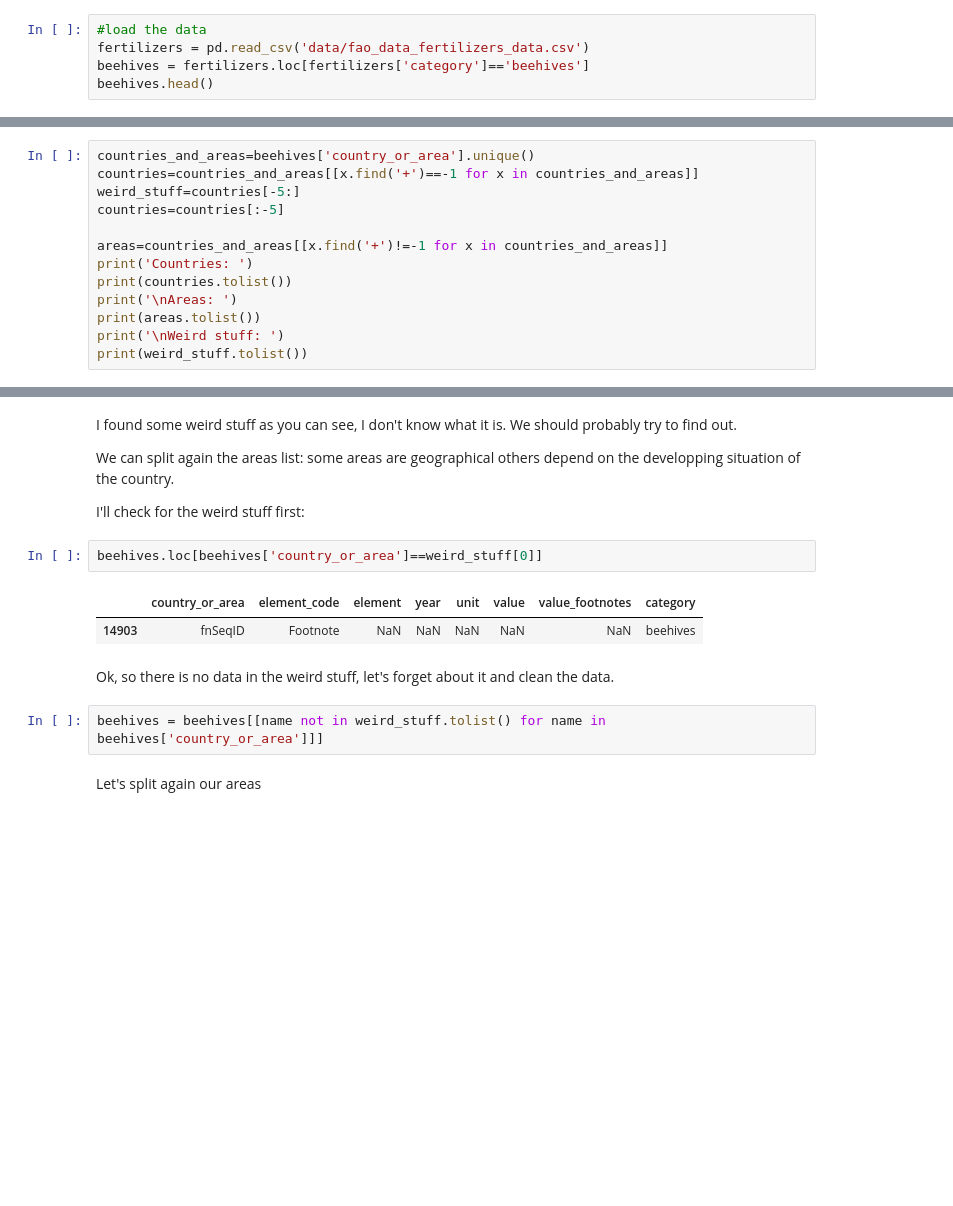
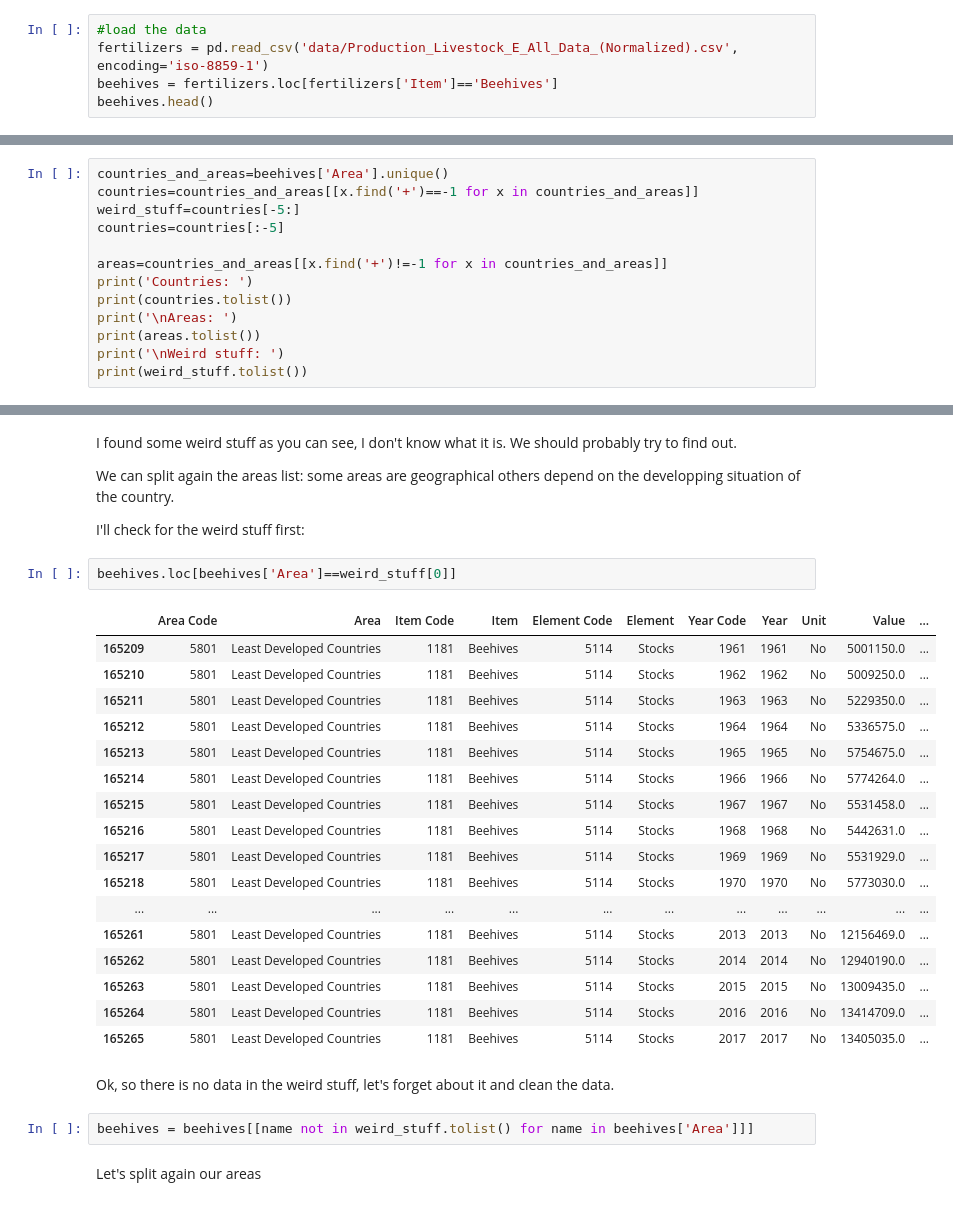
Before and after one commit to caralen/ada-project-faam, a Jupyter notebook: research.ipynb, the cells around one changed output, grey strips where cells are left out. Cells and saved outputs as stored; diff of their text form; blank space fills up the shorter version.

```diff
--- a/research.ipynb
+++ b/research.ipynb
@@ -8,7 +8,7 @@ import ipywidgets as widgets
 from ipywidgets import interact, interact_manual
 # %%
 #load the data
-fertilizers = pd.read_csv('data/fao_data_fertilizers_data.csv')
-beehives = fertilizers.loc[fertilizers['category']=='beehives']
+fertilizers = pd.read_csv('data/Production_Livestock_E_All_Data_(Normalized).csv',  encoding='iso-8859-1')
+beehives = fertilizers.loc[fertilizers['Item']=='Beehives']
 beehives.head()
 # %% [output]
@@ -21,7 +21,7 @@ beehives.head()
 # %% [markdown]
 Separate the different countries and areas in two different lists
 # %%
-countries_and_areas=beehives['country_or_area'].unique()
+countries_and_areas=beehives['Area'].unique()
 countries=countries_and_areas[[x.find('+')==-1 for x in countries_and_areas]]
 weird_stuff=countries[-5:]
 countries=countries[:-5]
@@ -49,14 +49,29 @@ We can split again the areas list: some areas are geographical others depend on
 
 I'll check for the weird stuff first:
 # %%
-beehives.loc[beehives['country_or_area']==weird_stuff[0]]
+beehives.loc[beehives['Area']==weird_stuff[0]]
 # %% [output]
-|  | country_or_area | element_code | element | year | unit | value | value_footnotes | category |
-| 14903 | fnSeqID | Footnote | NaN | NaN | NaN | NaN | NaN | beehives |
+|  | Area Code | Area | Item Code | Item | Element Code | Element | Year Code | Year | Unit | Value | ... |
+| 165209 | 5801 | Least Developed Countries | 1181 | Beehives | 5114 | Stocks | 1961 | 1961 | No | 5001150.0 | ... |
+| 165210 | 5801 | Least Developed Countries | 1181 | Beehives | 5114 | Stocks | 1962 | 1962 | No | 5009250.0 | ... |
+| 165211 | 5801 | Least Developed Countries | 1181 | Beehives | 5114 | Stocks | 1963 | 1963 | No | 5229350.0 | ... |
+| 165212 | 5801 | Least Developed Countries | 1181 | Beehives | 5114 | Stocks | 1964 | 1964 | No | 5336575.0 | ... |
+| 165213 | 5801 | Least Developed Countries | 1181 | Beehives | 5114 | Stocks | 1965 | 1965 | No | 5754675.0 | ... |
+| 165214 | 5801 | Least Developed Countries | 1181 | Beehives | 5114 | Stocks | 1966 | 1966 | No | 5774264.0 | ... |
+| 165215 | 5801 | Least Developed Countries | 1181 | Beehives | 5114 | Stocks | 1967 | 1967 | No | 5531458.0 | ... |
+| 165216 | 5801 | Least Developed Countries | 1181 | Beehives | 5114 | Stocks | 1968 | 1968 | No | 5442631.0 | ... |
+| 165217 | 5801 | Least Developed Countries | 1181 | Beehives | 5114 | Stocks | 1969 | 1969 | No | 5531929.0 | ... |
+| 165218 | 5801 | Least Developed Countries | 1181 | Beehives | 5114 | Stocks | 1970 | 1970 | No | 5773030.0 | ... |
+| ... | ... | ... | ... | ... | ... | ... | ... | ... | ... | ... | ... |
+| 165261 | 5801 | Least Developed Countries | 1181 | Beehives | 5114 | Stocks | 2013 | 2013 | No | 12156469.0 | ... |
+| 165262 | 5801 | Least Developed Countries | 1181 | Beehives | 5114 | Stocks | 2014 | 2014 | No | 12940190.0 | ... |
+| 165263 | 5801 | Least Developed Countries | 1181 | Beehives | 5114 | Stocks | 2015 | 2015 | No | 13009435.0 | ... |
+| 165264 | 5801 | Least Developed Countries | 1181 | Beehives | 5114 | Stocks | 2016 | 2016 | No | 13414709.0 | ... |
+| 165265 | 5801 | Least Developed Countries | 1181 | Beehives | 5114 | Stocks | 2017 | 2017 | No | 13405035.0 | ... |
 # %% [markdown]
 Ok, so there is no data in the weird stuff, let's forget about it and clean the data.
 # %%
-beehives = beehives[[name not in weird_stuff.tolist() for name in beehives['country_or_area']]]
+beehives = beehives[[name not in weird_stuff.tolist() for name in beehives['Area']]]
 # %% [markdown]
 Let's split again our areas
 # %%
```
Also changed, not shown: parts of 3 cells of this notebook, 2 other files.
